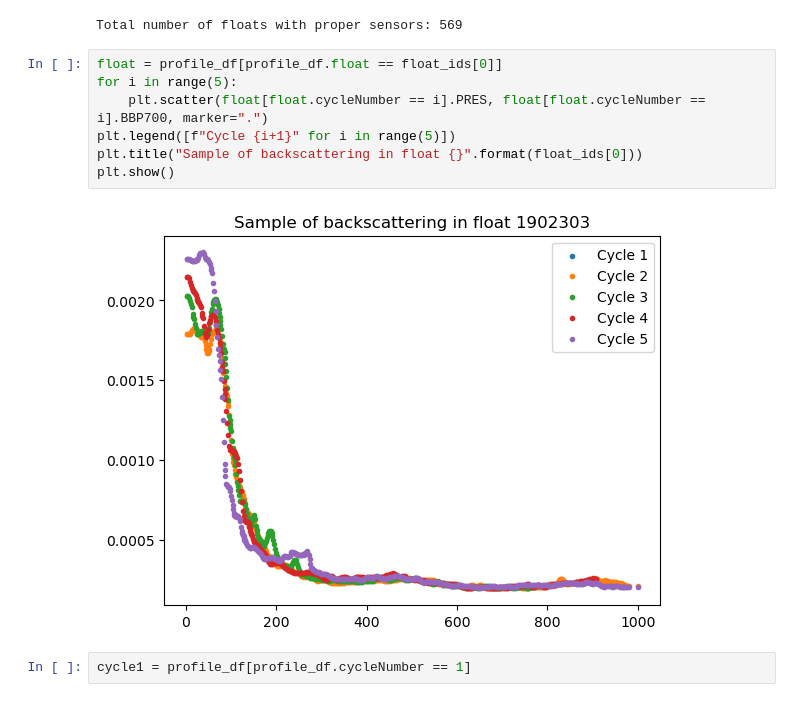
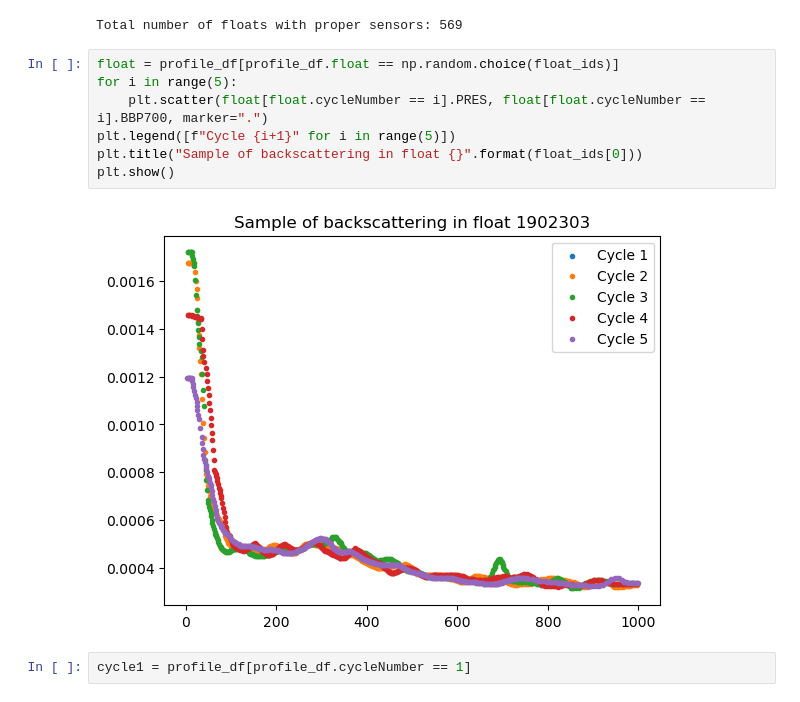
Before and after one commit to gnyirjesy/ocean-depth-characterization, a Jupyter notebook: EDA/eda_bh.ipynb, the cells around one changed output. Drawn from its saved outputs; the diff is of its cells as text.

```diff
--- a/EDA/eda_bh.ipynb
+++ b/EDA/eda_bh.ipynb
@@ -42,14 +43,14 @@ print(f"Total number of floats with proper sensors: {num_floats}")
 # %% [output]
 Total number of floats with proper sensors: 569
 # %%
-float = profile_df[profile_df.float == float_ids[0]]
+float = profile_df[profile_df.float == np.random.choice(float_ids)]
 for i in range(5):
     plt.scatter(float[float.cycleNumber == i].PRES, float[float.cycleNumber == i].BBP700, marker=".")
 plt.legend([f"Cycle {i+1}" for i in range(5)])
 plt.title("Sample of backscattering in float {}".format(float_ids[0]))
 plt.show()
 # %% [output]
-[figure, old version]
+[figure, new version]
 # %%
 cycle1 = profile_df[profile_df.cycleNumber == 1]
 # %%
```
Also changed, not shown: parts of 2 cells of this notebook.
